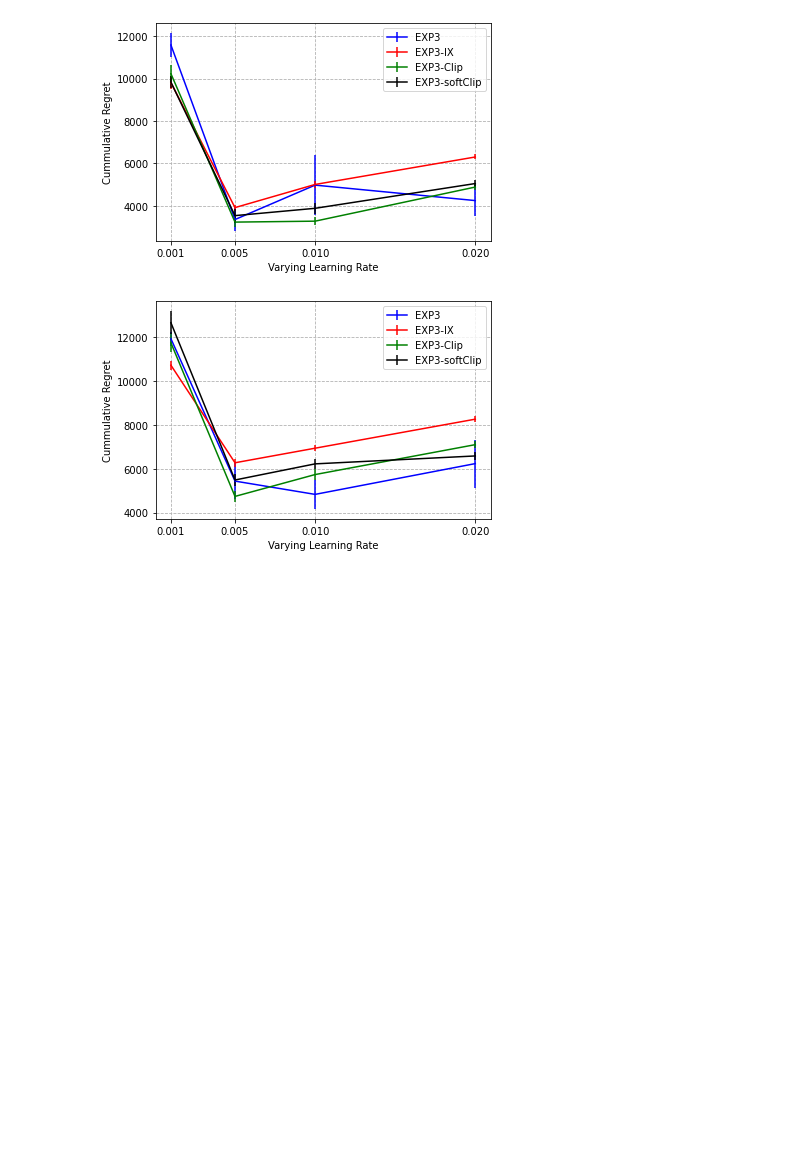
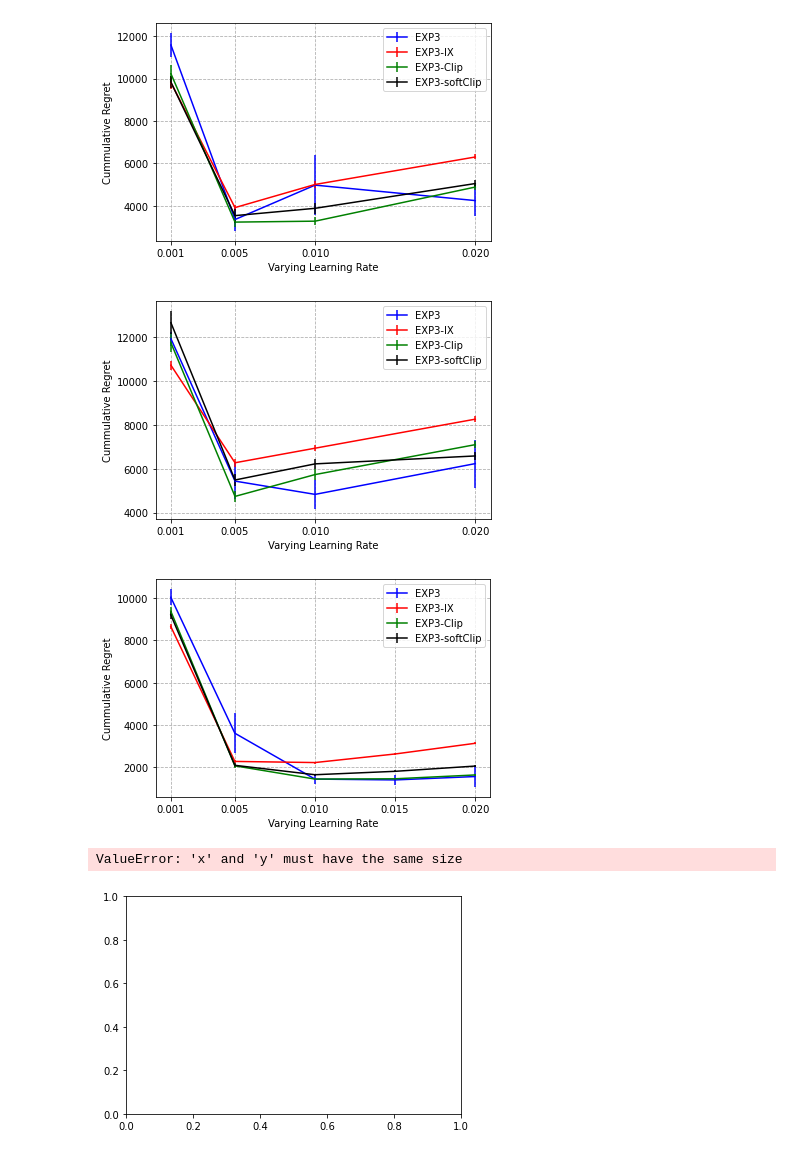
Before and after one commit to anishacharya/Bandits-Online-Learning, a Jupyter notebook: Ablation LR.ipynb, the cells around one changed output. Cells and saved outputs as stored; diff of their text form; code cells hidden in the pictures; blank space fills up the shorter version.

```diff
--- a/Ablation LR.ipynb
+++ b/Ablation LR.ipynb
@@ -94,24 +94,33 @@ plt.show()
 # %%
 ########## Truncated Normal Reward #######
 
+etas = [0.001, 0.005, 0.01, 0.015, 0.02]
+
 # n = 10
 # -------------
-exp3     = [10045.11, 3606.49, 1434.65]
-exp3_std = [  379.99, 952.06, 208.75]
+exp3     = [10045.11, 3606.49, 1434.65, 1395.28,  1555.70]
+exp3_std = [  379.99, 952.06, 208.75, 221.19, 491.34]
 
-exp3_ix     = [8661.38, 2271.37, 2217.81]
-exp3_ix_std = [ 135.64, 72.35, 48.34]
+exp3_ix     = [8661.38, 2271.37, 2217.81, 2623.66, 3129.65]
+exp3_ix_std = [ 135.64, 72.35, 48.34, 45.60, 49.74]
 
-exp3_c     = [9385.85, 2063.15, 1435.99]
-exp3_c_std = [ 187.61, 90.55, 66.81]
+exp3_c     = [9385.85, 2063.15, 1435.99, 1449.39, 1631.01]
+exp3_c_std = [ 187.61, 90.55, 66.81, 46.58, 43.22]
 
-exp3_sc     = [9212.43, 2087.43, 1641.28]
-exp3_sc_std = [ 205.64, 87.73, 58.21]
+exp3_sc     = [9212.43, 2087.43, 1641.28, 1802.64, 2051.89]
+exp3_sc_std = [ 205.64, 87.73, 58.21, 53.76, 61.66]
 
 
-plt.errorbar(etas, exp3, exp3_std, color='b')
+plt.errorbar(etas, exp3, exp3_std, color='b', label='EXP3')
+plt.errorbar(etas, exp3_ix, exp3_ix_std, color='r', label='EXP3-IX')
+plt.errorbar(etas, exp3_c, exp3_c_std, color='g', label='EXP3-Clip')
+plt.errorbar(etas, exp3_sc, exp3_sc_std, color='k', label='EXP3-softClip')
+
+plt.xlabel('Varying Learning Rate')
+plt.ylabel('Cummulative Regret')
 plt.xticks(etas)
-# plt.scatter(etas, exp3)
+plt.legend()
+plt.grid(True, which='both', linestyle='--')
 plt.show()
 
 
@@ -125,30 +134,34 @@ exp3_ix = []
 exp3_ix_std = []
 
 exp3_sc = []
 exp3_sc_std = []
 
 exp3_c = []
 exp3_c_std = []
 
 plt.errorbar(etas, exp3, exp3_std, color='b')
 plt.xticks(etas)
 plt.show()
 
 
 # n = 50
 # -------------
 exp3 =     []
 exp3_std = []
 
 exp3_ix = []
 exp3_ix_std = []
 
 exp3_sc = []
 exp3_sc_std = []
 
 exp3_c = []
 exp3_c_std = []
 
 plt.errorbar(etas, exp3, exp3_std, color='b')
 plt.xticks(etas)
 plt.show()
+# %% [output]
+[figure, added]
+ValueError: 'x' and 'y' must have the same size
+[figure, added]
```
